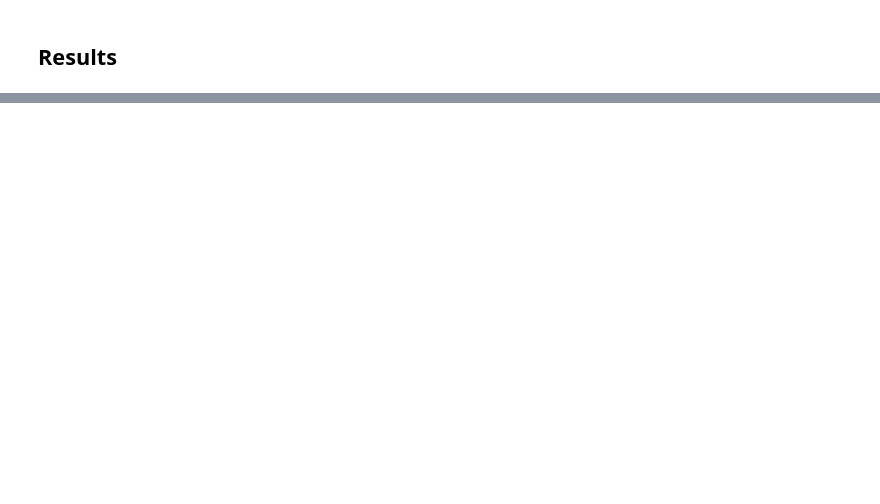
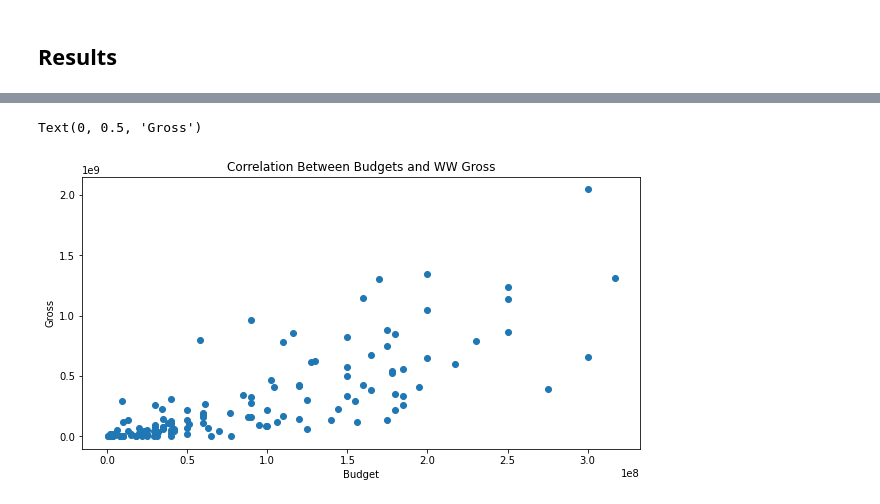
Before and after one commit to jswec/Microsoft-Pitch, a Jupyter notebook: notebooks/final.ipynb, the cells around one changed output, grey strips where cells are left out. Cells and saved outputs as stored; diff of their text form; code cells hidden in the pictures; blank space fills up the shorter version.

```diff
--- a/notebooks/final.ipynb
+++ b/notebooks/final.ipynb
@@ -49,0 +65,27 @@ df.sort_values(['Total Gross'], ascending=[0], inplace=True)
+# %%
+
+# USE movies_raw dataframe when you want to analyze budgets/gross of any genre other than action/adventure
+movies_raw = pd.read_csv('C:/Users/Jake/Documents/Flatiron/projectfinal/Microsoft-Pitch/Main Database/all_genres_vs_budgets.csv')
+movies_raw.head()
+
+# producers SOLELY contains ACTION/ADVENTURE PRODUCERS
+producers = pd.read_csv('C:/Users/Jake/Documents/Flatiron/projectfinal/Microsoft-Pitch/notebooks/producers.csv')
+
+
+#MAIN DATABASE = movies_primary
+#this is really only useful for producer analysis
+movies_primary = movies_raw.merge(producers,
+                          left_on='movie',
+                          right_on = 'primary_title',
+                          how ='inner')
+
+movies_primary = movies_primary[['movie', 'production_budget', 'worldwide_gross', 'release_month', 'release_year_x', 'genre_ids', 'primary_name', 'movie_id']]
+movies_primary = movies_primary.rename(columns = {'release_year_x': 'release_year', 'primary_name': 'producer'})
+action = movies_raw[(movies_raw['worldwide_gross'] > 0)]
+action = action[(action['genre_ids'].str.contains("12")) | (action['genre_ids'].str.contains("28"))]
+action = action[(~action["genre_ids"].str.contains('10751'))]
+action = action[(~action["genre_ids"].str.contains('16'))]
+action['profit'] = action['worldwide_gross'] - action['production_budget']
+###### Analyzing successful producers ######
+
+movies_primary.head()
@@ -57,0 +239,13 @@ df.sort_values(['Total Gross'], ascending=[0], inplace=True)
+# %%
+#### This Chart Represents Budget/Gross Correlation ####
+
+x = action['production_budget']
+y = action['worldwide_gross']
+fig, ax = plt.subplots(figsize=(10,5))
+ax.scatter(x,y)
+ax.set_title('Correlation Between Budgets and WW Gross')
+ax.set_xlabel('Budget')
+ax.set_ylabel('Gross')
+# %% [output]
+Text(0, 0.5, 'Gross')
+[figure, added]
```
Also changed, not shown: parts of 26 cells of this notebook.
